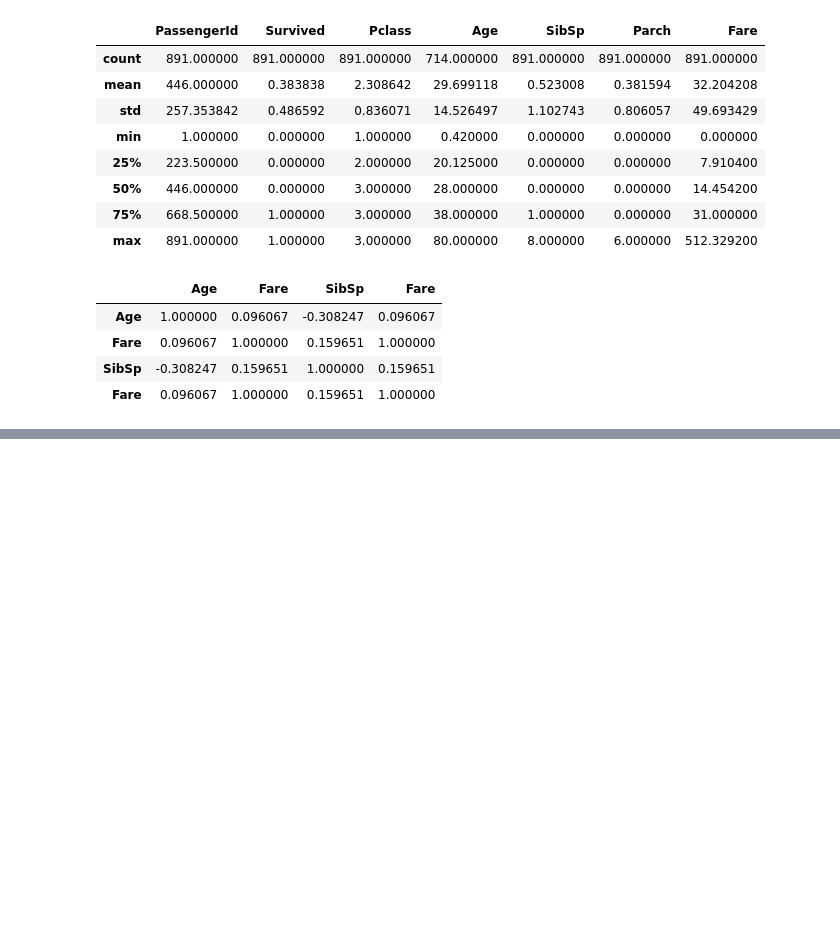
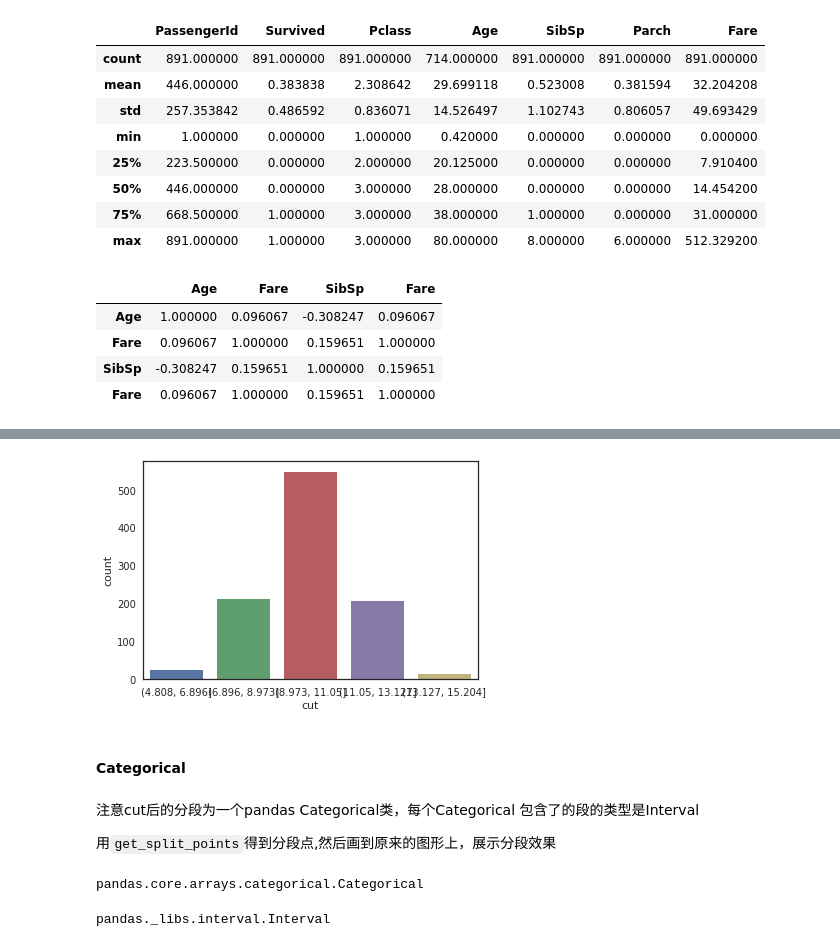
Before and after one commit to anribras/machine-learning, a Jupyter notebook: note/pandas_ex.ipynb, the cells around one changed output, grey strips where cells are left out. Cells and saved outputs as stored; diff of their text form; code cells hidden in the pictures; blank space fills up the shorter version.

Commit message:
Updated house_prices_fastai pandas_ex.ipynb

```diff
--- a/note/pandas_ex.ipynb
+++ b/note/pandas_ex.ipynb
@@ -193,0 +173,22 @@ train.head()
+# %%
+gaussian['cut'] = pd.cut(gaussian['f'],5)
+sns.countplot(x="cut",data = gaussian);
+splits = gaussian['cut'].unique().sort_values();
+# sns.factorplot(x="cut", y = "f",data = gaussian, kind="bar");
+# %% [output]
+[figure, added]
+# %% [markdown]
+#### Categorical
+# %% [markdown]
+
+注意cut后的分段为一个pandas Categorical类，每个Categorical 包含了的段的类型是Interval
+
+用`get_split_points`得到分段点,然后画到原来的图形上，展示分段效果
+# %%
+type(splits)
+# %% [output]
+pandas.core.arrays.categorical.Categorical
+# %%
+type(splits[0])
+# %% [output]
+pandas._libs.interval.Interval
```
Also changed, not shown: parts of 80 cells of this notebook, 4 other files.
